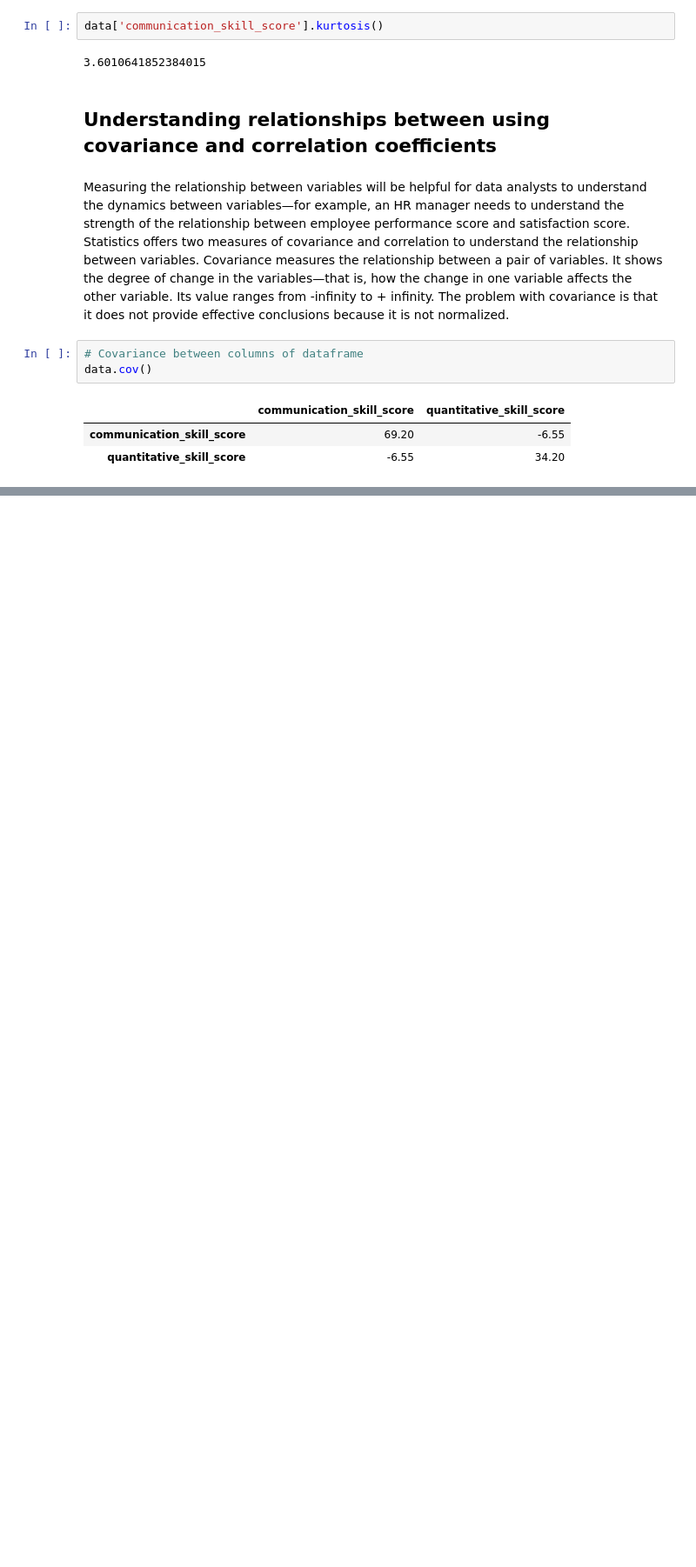
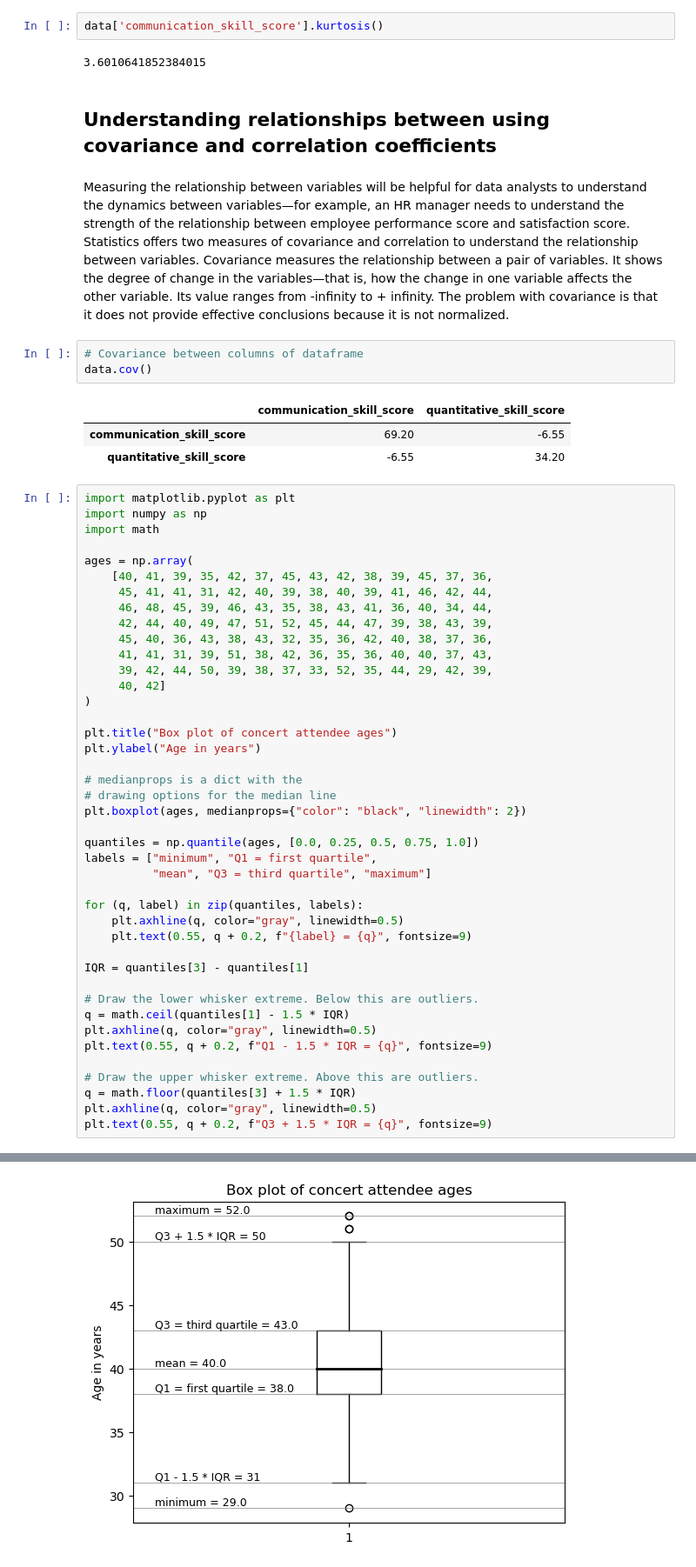
Before and after one commit to masinde70/Stats, a Jupyter notebook: model_selection.ipynb, the cells around one changed output, grey strips where cells are left out. Shown at 87% size. Drawn from its saved outputs; the diff is of its cells as text; blank space fills up the shorter version.

```diff
--- a/model_selection.ipynb
+++ b/model_selection.ipynb
@@ -137,3 +137,46 @@ data.cov()
 |  | communication_skill_score | quantitative_skill_score |
 | communication_skill_score | 69.20 | -6.55 |
 | quantitative_skill_score | -6.55 | 34.20 |
+# %%
+import matplotlib.pyplot as plt
+import numpy as np
+import math
+
+ages = np.array(
+    [40, 41, 39, 35, 42, 37, 45, 43, 42, 38, 39, 45, 37, 36,
+     45, 41, 41, 31, 42, 40, 39, 38, 40, 39, 41, 46, 42, 44,
+     46, 48, 45, 39, 46, 43, 35, 38, 43, 41, 36, 40, 34, 44,
+     42, 44, 40, 49, 47, 51, 52, 45, 44, 47, 39, 38, 43, 39,
+     45, 40, 36, 43, 38, 43, 32, 35, 36, 42, 40, 38, 37, 36,
+     41, 41, 31, 39, 51, 38, 42, 36, 35, 36, 40, 40, 37, 43,
+     39, 42, 44, 50, 39, 38, 37, 33, 52, 35, 44, 29, 42, 39,
+     40, 42]
+)
+
+plt.title("Box plot of concert attendee ages")
+plt.ylabel("Age in years")
+
+# medianprops is a dict with the
+# drawing options for the median line
+plt.boxplot(ages, medianprops={"color": "black", "linewidth": 2})
+
+quantiles = np.quantile(ages, [0.0, 0.25, 0.5, 0.75, 1.0])
+labels = ["minimum", "Q1 = first quartile",
+          "mean", "Q3 = third quartile", "maximum"]
+
+for (q, label) in zip(quantiles, labels):
+    plt.axhline(q, color="gray", linewidth=0.5)
+    plt.text(0.55, q + 0.2, f"{label} = {q}", fontsize=9)
+
+IQR = quantiles[3] - quantiles[1]
+
+# Draw the lower whisker extreme. Below this are outliers.
+q = math.ceil(quantiles[1] - 1.5 * IQR)
+plt.axhline(q, color="gray", linewidth=0.5)
+plt.text(0.55, q + 0.2, f"Q1 - 1.5 * IQR = {q}", fontsize=9)
+
+# Draw the upper whisker extreme. Above this are outliers.
+q = math.floor(quantiles[3] + 1.5 * IQR)
+plt.axhline(q, color="gray", linewidth=0.5)
+plt.text(0.55, q + 0.2, f"Q3 + 1.5 * IQR = {q}", fontsize=9)
+# %% [output]
@@ -139,0 +184 @@ data.cov()
+[figure, added]
```
Also changed, not shown: parts of 1 cell of this notebook.
